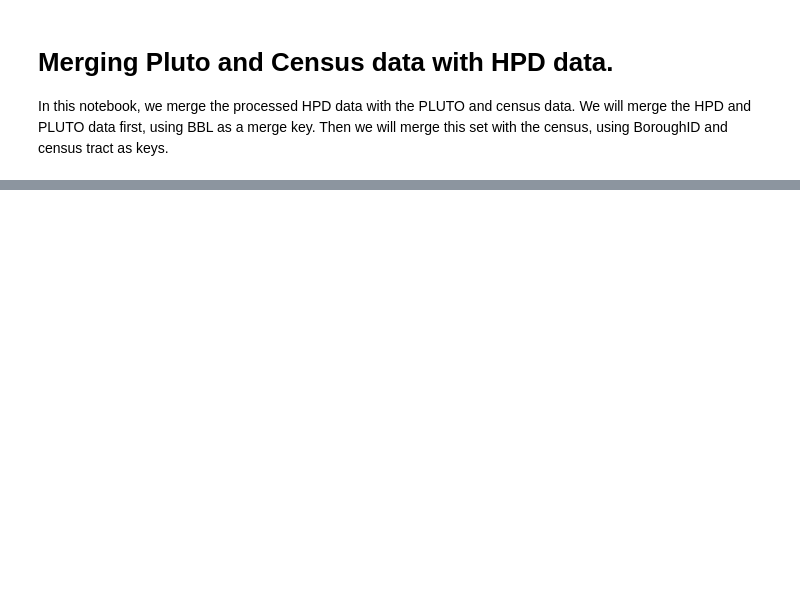
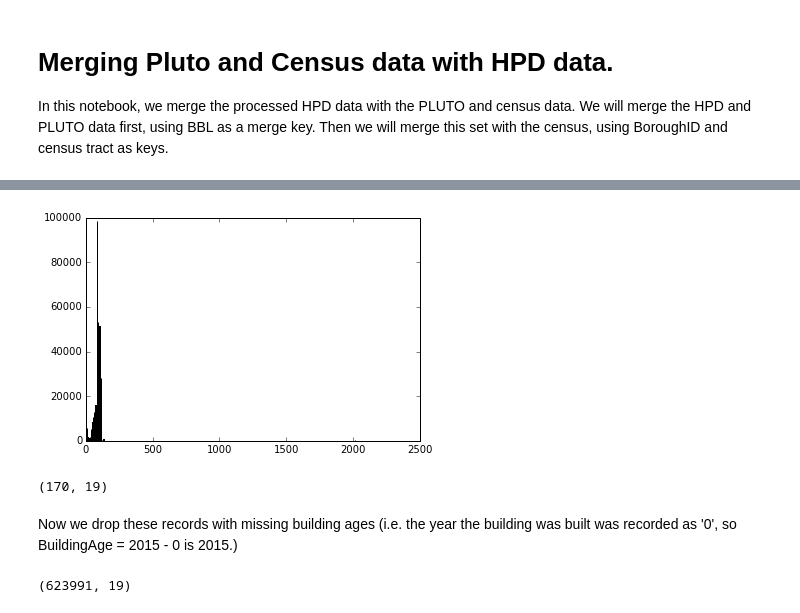
Before and after one commit to buj201/HPD_housing, a Jupyter notebook: getting_and_cleaning_data/merging_HPD_PLUTO_census.ipynb, the cells around one changed output, grey strips where cells are left out. Drawn from its saved outputs; the diff is of its cells as text; code cells hidden in the pictures; blank space fills up the shorter version.

```diff
--- a/getting_and_cleaning_data/merging_HPD_PLUTO_census.ipynb
+++ b/getting_and_cleaning_data/merging_HPD_PLUTO_census.ipynb
@@ -120,0 +215,4 @@ merged_pluto_hpd_census.head(5)
+# %%
+merged_pluto_hpd_census['ReceivedDate'] = pd.to_datetime(merged_pluto_hpd_census['ReceivedDate'].values)
+merged_pluto_hpd_census['Month'] = merged_pluto_hpd_census['ReceivedDate'].map(lambda x: x.month)
+merged_pluto_hpd_census = merged_pluto_hpd_census.drop('ReceivedDate', axis=1)
@@ -120,0 +231,4 @@ merged_pluto_hpd_census.head(5)
+# %%
+merged_pluto_hpd_census['BuildingAge'] = 2015 - merged_pluto_hpd_census['YearBuilt']
+merged_pluto_hpd_census['YearSinceLastAlter'] = 2015 - merged_pluto_hpd_census['YearLastAlter']
+merged_pluto_hpd_census = merged_pluto_hpd_census.drop(['YearBuilt', 'YearLastAlter'],axis=1)
@@ -120,0 +245,3 @@ merged_pluto_hpd_census.head(5)
+# %%
+mask = (merged_pluto_hpd_census['YearSinceLastAlter'] == 2015)
+merged_pluto_hpd_census.loc[mask,'YearSinceLastAlter'] = merged_pluto_hpd_census['BuildingAge']
@@ -120,0 +288,15 @@ merged_pluto_hpd_census.head(5)
+# %%
+import matplotlib.pyplot as plt
+%matplotlib inline
+
+plt.figure()
+age = plt.hist(merged_pluto_hpd_census.BuildingAge, bins=1000)
+plt.show()
+# %% [output]
+[figure, added]
+# %%
+merged_pluto_hpd_census[merged_pluto_hpd_census.BuildingAge > 300].shape
+# %% [output]
+(170, 19)
+# %% [markdown]
+Now we drop these records with missing building ages (i.e. the year the building was built was recorded as '0', so BuildingAge = 2015 - 0 is 2015.)
@@ -120,0 +305,4 @@ merged_pluto_hpd_census.head(5)
+# %%
+merged_pluto_hpd_census.shape
+# %% [output]
+(623991, 19)
```
Also changed, not shown: parts of 40 cells of this notebook, 7 other files.
